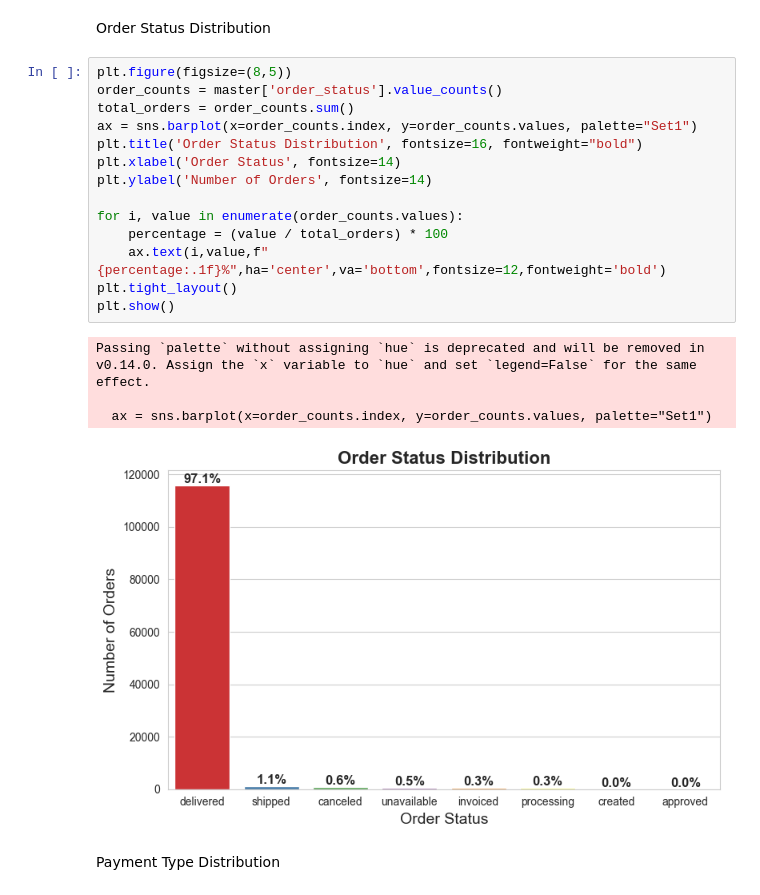
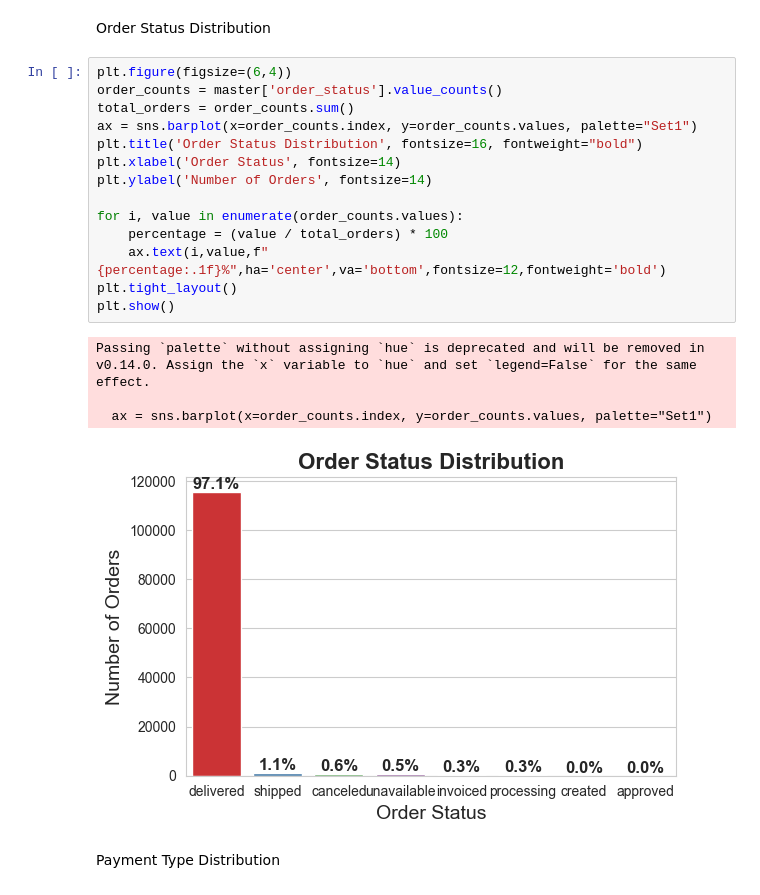
Before and after one commit to soumojit-dev/Ecommerce-Data-Analysis, a Jupyter notebook: analysis.ipynb, the cells around one changed output. Drawn from its saved outputs; the diff is of its cells as text.

```diff
--- a/analysis.ipynb
+++ b/analysis.ipynb
@@ -232,24 +232,24 @@ plt.show()
 # %% [markdown]
 Order Status Distribution
 # %%
-plt.figure(figsize=(8,5))
+plt.figure(figsize=(6,4))
 order_counts = master['order_status'].value_counts()
 total_orders = order_counts.sum()
 ax = sns.barplot(x=order_counts.index, y=order_counts.values, palette="Set1")
 plt.title('Order Status Distribution', fontsize=16, fontweight="bold")
 plt.xlabel('Order Status', fontsize=14)
 plt.ylabel('Number of Orders', fontsize=14)
 
 for i, value in enumerate(order_counts.values):
     percentage = (value / total_orders) * 100
     ax.text(i,value,f"{percentage:.1f}%",ha='center',va='bottom',fontsize=12,fontweight='bold')
 plt.tight_layout()
 plt.show()
 # %% [output]
 Passing `palette` without assigning `hue` is deprecated and will be removed in v0.14.0. Assign the `x` variable to `hue` and set `legend=False` for the same effect.
 
   ax = sns.barplot(x=order_counts.index, y=order_counts.values, palette="Set1")
-[figure, old version]
+[figure, new version]
 # %% [markdown]
 Payment Type Distribution
 # %%
```
Also changed, not shown: parts of 7 cells of this notebook, 1 other file.
